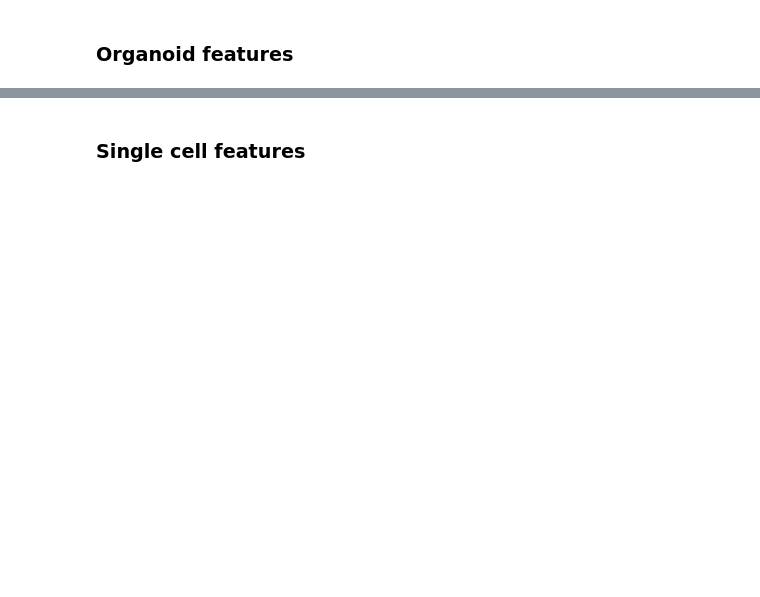
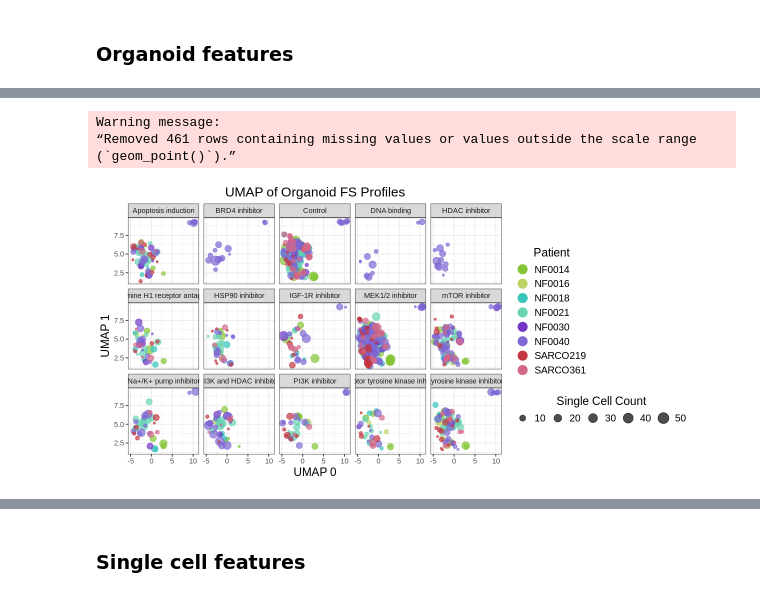
Before and after one commit to MikeLippincott/GFF_3D_organoid_profiling_pipeline, a Jupyter notebook: 5.EDA/notebooks/1.plot_umap.ipynb, the cells around one changed output, grey strips where cells are left out. Drawn from its saved outputs; the diff is of its cells as text; code cells hidden in the pictures; blank space fills up the shorter version.

```diff
--- a/5.EDA/notebooks/1.plot_umap.ipynb
+++ b/5.EDA/notebooks/1.plot_umap.ipynb
@@ -153,0 +182,60 @@ Warning message:
+# %%
+patients <- unique(umap_results$patient)
+hex_codes <- c(
+"#86C436",
+"#BFD468",
+"#36C4BB",
+"#68D4B4",
+"#7336C4",
+"#7E68D4",
+"#C4363F",
+"#D46888"
+)
+patient_color_palette <- setNames(hex_codes[1:length(patients)], patients)
+# %%
+width <- 10
+height <- 5
+options(repr.plot.width = width, repr.plot.height = height)
+umap_organoid_plot <- (
+    ggplot(umap_results, aes(x = UMAP1, y = UMAP2, color = patient, size = single_cell_count))
+    + geom_point(alpha = 0.7)
+    + scale_color_manual(values = patient_color_palette)
+    + labs(title = "UMAP of Organoid FS Profiles", x = "UMAP 0", y = "UMAP 1")
+    + theme_bw()
+    + theme(
+        plot.title = element_text(hjust = 0.5, size = 16),
+        axis.title.x = element_text(size = 14),
+        axis.title.y = element_text(size = 14),
+        legend.title = element_text(size = 14, hjust = 0.5),
+        legend.text = element_text(size = 12)
+    )
+    + guides(
+        size = guide_legend(
+            title = "Single Cell Count",
+            text = element_text(size = 16, hjust = 0.5, position = "top"),
+            # make two columns for the legend
+            nrow = 1,
+            # title position to top
+
+            # move to bottom
+            # position = "bottom"
+
+            ),
+        color = guide_legend(
+            title = "Patient",
+            text = element_text(size = 16, hjust = 0.5),
+            override.aes = list(alpha = 1,size = 5),
+            # nrow = 2,
+            ncol = 1
+            # position = "bottom"
+        )
+    )
+    + facet_wrap(~Target, nrow = 3)
+)
+# ggsave(umap_organoid_plot, file = organoid_features_path, width = width, height = height, dpi = 300)
+umap_organoid_plot
+# %% [output]
+Warning message:
+“Removed 461 rows containing missing values or values outside the scale range
+(`geom_point()`).”
+[figure, added]
```
Also changed, not shown: parts of 8 cells of this notebook, 1 other file.
